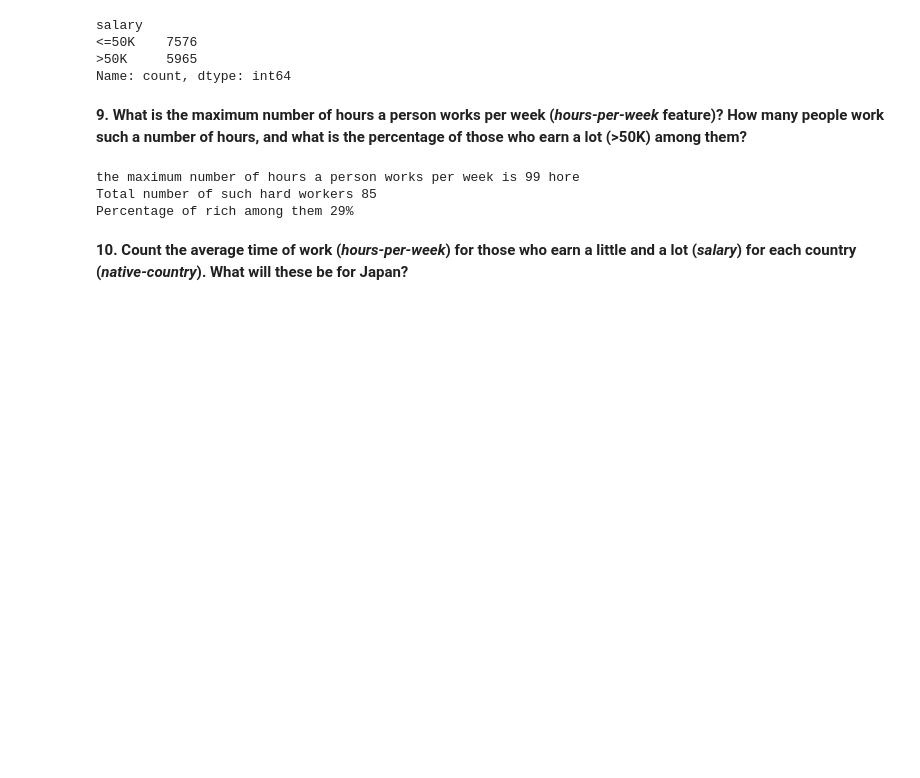
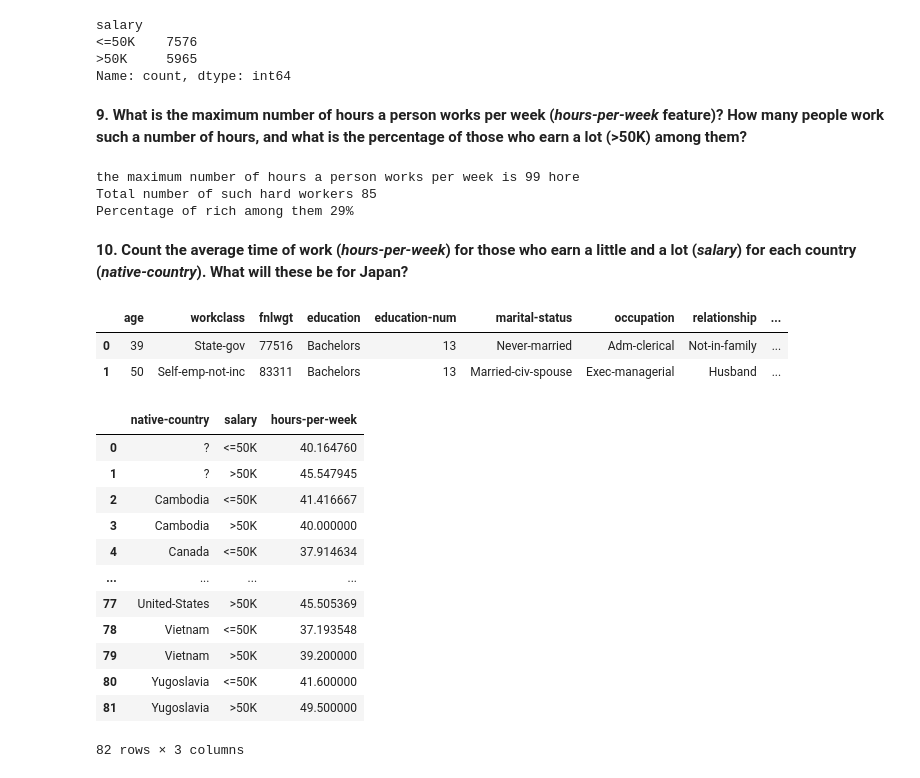
Before and after one commit to Mohsenmohebbi1993/Kaggle, a Jupyter notebook: 2. Topic 1. Exploratory data analysis with Pandas/a1-demo-pandas-and-uci-adult-dataset.ipynb, the cells around one changed output. Cells and saved outputs as stored; diff of their text form; code cells hidden in the pictures; blank space fills up the shorter version.

```diff
--- a/2. Topic 1. Exploratory data analysis with Pandas/a1-demo-pandas-and-uci-adult-dataset.ipynb
+++ b/2. Topic 1. Exploratory data analysis with Pandas/a1-demo-pandas-and-uci-adult-dataset.ipynb
@@ -280,0 +281,24 @@ Percentage of rich among them 29%
+# %%
+data.head(2)
+# %% [output]
+|  | age | workclass | fnlwgt | education | education-num | marital-status | occupation | relationship | ... |
+| 0 | 39 | State-gov | 77516 | Bachelors | 13 | Never-married | Adm-clerical | Not-in-family | ... |
+| 1 | 50 | Self-emp-not-inc | 83311 | Bachelors | 13 | Married-civ-spouse | Exec-managerial | Husband | ... |
+# %%
+# You code here
+salaey_less_50k = data.loc[data["salary"].eq(">50K")]
+pd.DataFrame(data.groupby(["native-country","salary"])["hours-per-week"].mean().reset_index())
+# %% [output]
+|  | native-country | salary | hours-per-week |
+| 0 | ? | <=50K | 40.164760 |
+| 1 | ? | >50K | 45.547945 |
+| 2 | Cambodia | <=50K | 41.416667 |
+| 3 | Cambodia | >50K | 40.000000 |
+| 4 | Canada | <=50K | 37.914634 |
+| ... | ... | ... | ... |
+| 77 | United-States | >50K | 45.505369 |
+| 78 | Vietnam | <=50K | 37.193548 |
+| 79 | Vietnam | >50K | 39.200000 |
+| 80 | Yugoslavia | <=50K | 41.600000 |
+| 81 | Yugoslavia | >50K | 49.500000 |
+82 rows × 3 columns
```
Also changed, not shown: parts of 4 cells of this notebook.
